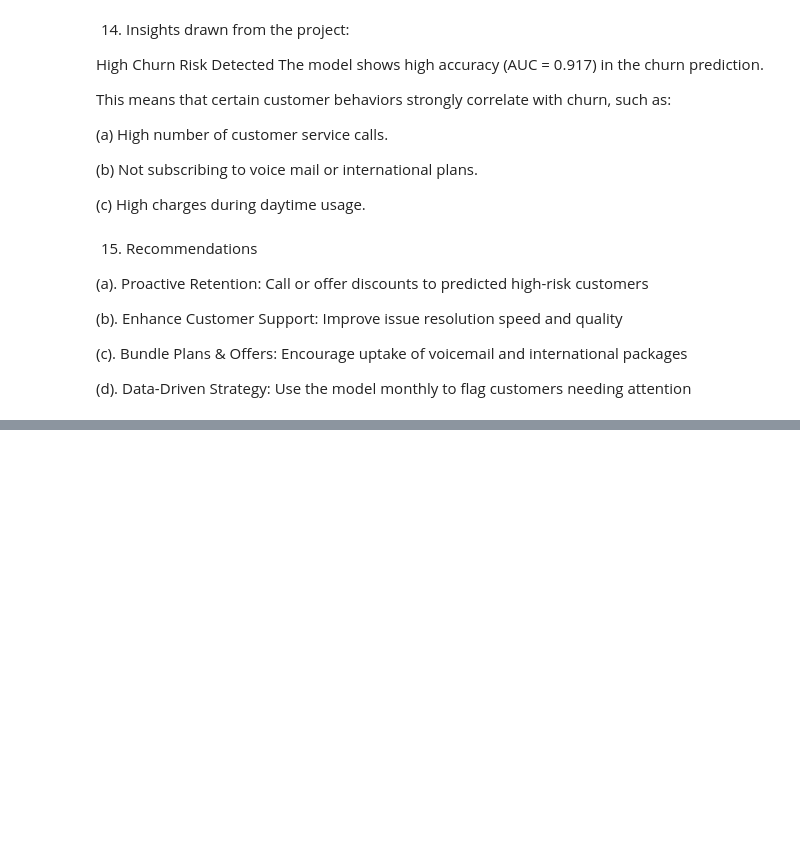
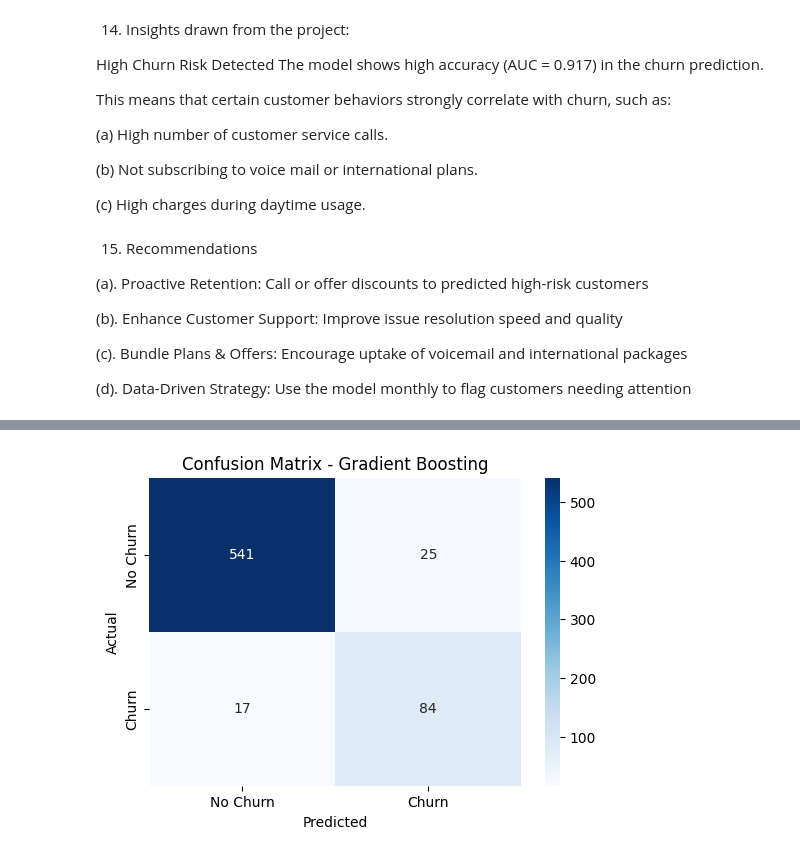
Before and after one commit to Kelvin-Shilisia/syriatel-churn-classifier, a Jupyter notebook: syriatel-churn-classifier.ipynb, the cells around one changed output, grey strips where cells are left out. Drawn from its saved outputs; the diff is of its cells as text; code cells hidden in the pictures; blank space fills up the shorter version.

```diff
--- a/syriatel-churn-classifier.ipynb
+++ b/syriatel-churn-classifier.ipynb
@@ -412,0 +499,79 @@ Use the model monthly to flag customers needing attention
+# %%
+from sklearn.ensemble import GradientBoostingClassifier
+from sklearn.model_selection import GridSearchCV
+from sklearn.metrics import classification_report, roc_auc_score, confusion_matrix, roc_curve, accuracy_score
+import matplotlib.pyplot as plt
+import seaborn as sns
+import pandas as pd
+
+# Define the model
+gbm = GradientBoostingClassifier(random_state=42)
+
+# Define hyperparameter grid
+param_grid = {
+    'n_estimators': [100, 200],
+    'learning_rate': [0.01, 0.1, 0.2],
+    'max_depth': [3, 4, 5],
+    'subsample': [0.8, 1.0],
+    'min_samples_split': [2, 5]
+}
+
+# Setup Grid Search
+grid_search = GridSearchCV(
+    estimator=gbm,
+    param_grid=param_grid,
+    cv=5,
+    scoring='roc_auc',
+    n_jobs=-1,
+    verbose=2
+)
+
+# Fit on training data
+grid_search.fit(X_train_resampled, y_train_resampled)
+
+# Best model & parameters
+print("Best Parameters Found:", grid_search.best_params_)
+best_model = grid_search.best_estimator_
+
+# Predict on test data
+y_pred = best_model.predict(X_test_processed)
+y_pred_proba = best_model.predict_proba(X_test_processed)[:, 1]
+
+# Evaluation Metrics
+print(" Classification Report:\n", classification_report(y_test, y_pred))
+print(" Accuracy Score:", accuracy_score(y_test, y_pred))
+print(" ROC-AUC Score:", roc_auc_score(y_test, y_pred_proba))
+
+# Confusion Matrix
+conf_matrix = confusion_matrix(y_test, y_pred)
+plt.figure(figsize=(6, 4))
+sns.heatmap(conf_matrix, annot=True, fmt='d', cmap='Blues', xticklabels=['No Churn', 'Churn'], yticklabels=['No Churn', 'Churn'])
+plt.title("Confusion Matrix - Gradient Boosting")
+plt.ylabel("Actual")
+plt.xlabel("Predicted")
+plt.show()
+
+# ROC Curve
+fpr, tpr, thresholds = roc_curve(y_test, y_pred_proba)
+plt.figure(figsize=(8, 5))
+plt.plot(fpr, tpr, label=f"ROC Curve (AUC = {roc_auc_score(y_test, y_pred_proba):.2f})")
+plt.plot([0, 1], [0, 1], linestyle='--', color='gray')
+plt.xlabel("False Positive Rate")
+plt.ylabel("True Positive Rate")
+plt.title("ROC Curve - Gradient Boosting Classifier")
+plt.legend()
+plt.grid(True)
+plt.show()
+
+# Feature Importance
+importances = pd.Series(best_model.feature_importances_, index=X_train_resampled.columns)
+importances_sorted = importances.sort_values(ascending=True)
+
+plt.figure(figsize=(10, 8))
+importances_sorted.plot(kind='barh', color='teal')
+plt.title("Feature Importance - Gradient Boosting")
+plt.xlabel("Importance Score")
+plt.ylabel("Feature")
+plt.tight_layout()
+plt.show()
+# %% [output]
@@ -412,0 +592 @@ Use the model monthly to flag customers needing attention
+[figure, added]
```
Also changed, not shown: parts of 6 cells of this notebook, 1 other file.
